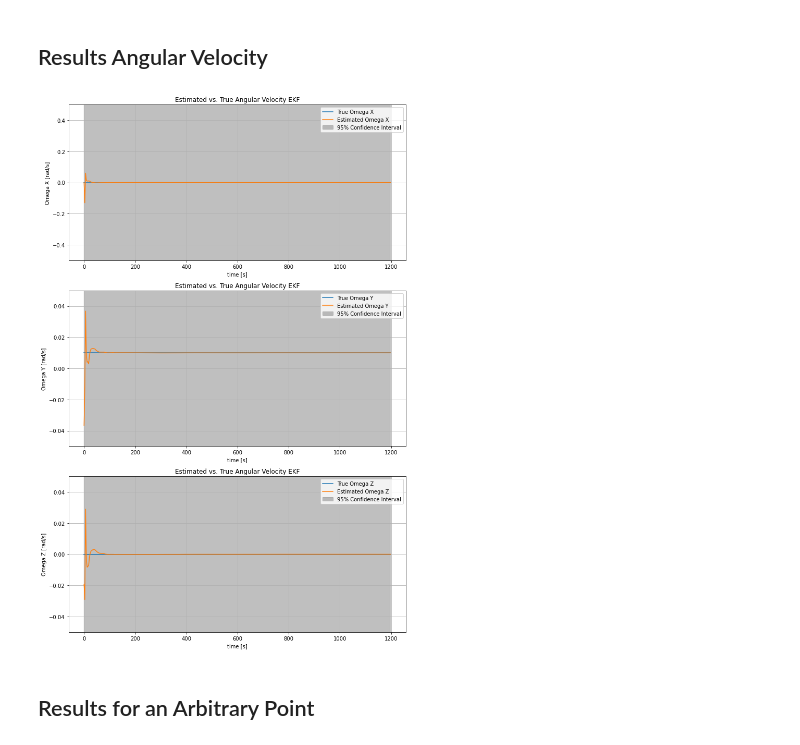
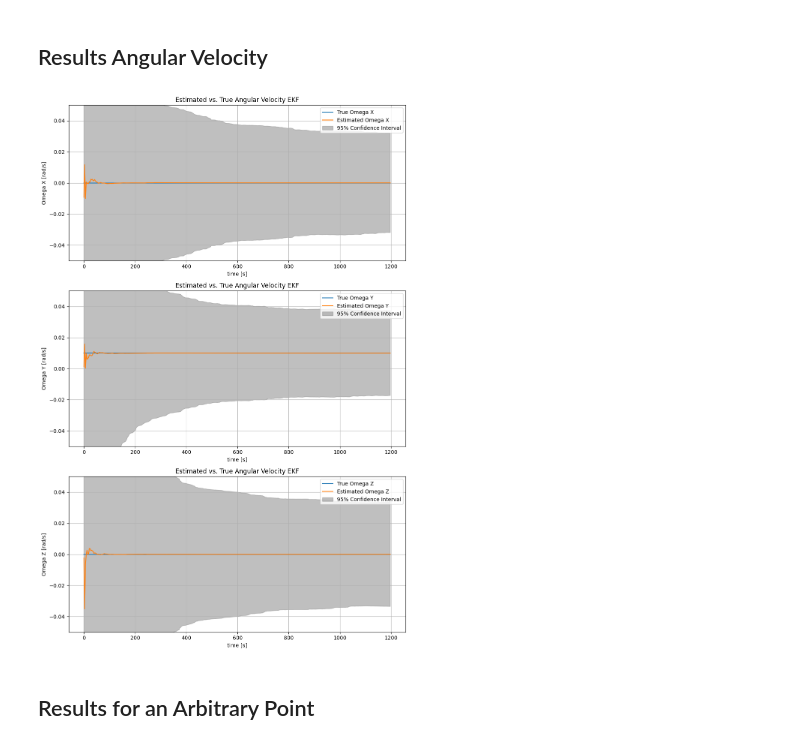
Before and after one commit to annasulzer/273-final-project, a Jupyter notebook: simulate_playground_EKF.ipynb, the cells around one changed output. Drawn from its saved outputs; the diff is of its cells as text; code cells hidden in the pictures.

```diff
--- a/simulate_playground_EKF.ipynb
+++ b/simulate_playground_EKF.ipynb
@@ -171,13 +183,13 @@ plt.plot(time_array, np.linalg.norm(posehist[:, 3:6] - sat, axis = 1))
 # %% [markdown]
 ## Results Angular Velocity
 # %%
-std_dev_heading = np.sqrt(P_est_hist[:, 5, 5])
+std_dev_heading = np.sqrt(P_est_hist[:, 2, 2])
 confidence_interval_heading = 1.96 * std_dev_heading #95%
 
-std_dev_x = np.sqrt(P_est_hist[:, 3, 3])
+std_dev_x = np.sqrt(P_est_hist[:, 0, 0])
 confidence_interval_x = 1.96 * std_dev_x
 
-std_dev_y = np.sqrt(P_est_hist[:, 4, 4])
+std_dev_y = np.sqrt(P_est_hist[:, 1, 1])
 confidence_interval_y = 1.96 * std_dev_y
 
 fig, axs = plt.subplots(3, 1, figsize=(10, 15))
@@ -188,35 +200,35 @@ axs[0].fill_between(time_array, x_est_hist[:, 0] - confidence_interval_x, x_est_
 axs[0].set_xlabel('time [s]')
 axs[0].set_ylabel('Omega X [rad/s]')
 axs[0].legend()
 axs[0].grid(True)
-axs[0].set_ylim([-0.5, 0.5])
+axs[0].set_ylim([-0.05, 0.05])
 axs[0].set_title('Estimated vs. True Angular Velocity EKF')
 
 # Plot Y Position
 axs[1].plot(time_array, omega * np.ones(len(time_array)), label="True Omega Y")
 axs[1].plot(time_array, x_est_hist[:, 1], label="Estimated Omega Y")
 axs[1].fill_between(time_array,  x_est_hist[:, 1] - confidence_interval_y, x_est_hist[:, 1] + confidence_interval_y, color='gray', alpha=0.5, label="95% Confidence Interval")
 axs[1].set_xlabel('time [s]')
 axs[1].set_ylabel('Omega Y [rad/s]')
 axs[1].legend()
 axs[1].grid(True)
 axs[1].set_ylim([-0.05, 0.05])
 axs[1].set_title('Estimated vs. True Angular Velocity EKF')
 
 axs[2].plot(time_array,  np.zeros(len(time_array)), label="True Omega Z")
 axs[2].plot(time_array, x_est_hist[:, 2], label="Estimated Omega Z")
 axs[2].fill_between(time_array, x_est_hist[:, 2] - confidence_interval_heading, x_est_hist[:, 2] + confidence_interval_heading, color='gray', alpha=0.5, label="95% Confidence Interval")
 axs[2].set_xlabel('time [s]')
 axs[2].set_ylabel('Omega Z [rad/s]')
 axs[2].legend()
 axs[2].grid(True)
 axs[2].set_title('Estimated vs. True Angular Velocity EKF')
 axs[2].set_ylim([-0.05, 0.05])
 
 plt.tight_layout()
 plt.show()
 # %% [output]
-[figure, old version]
+[figure, new version]
 # %% [markdown]
 ## Results for an Arbitrary Point
 # %%
```
Also changed, not shown: parts of 15 cells of this notebook, 4 other files.
